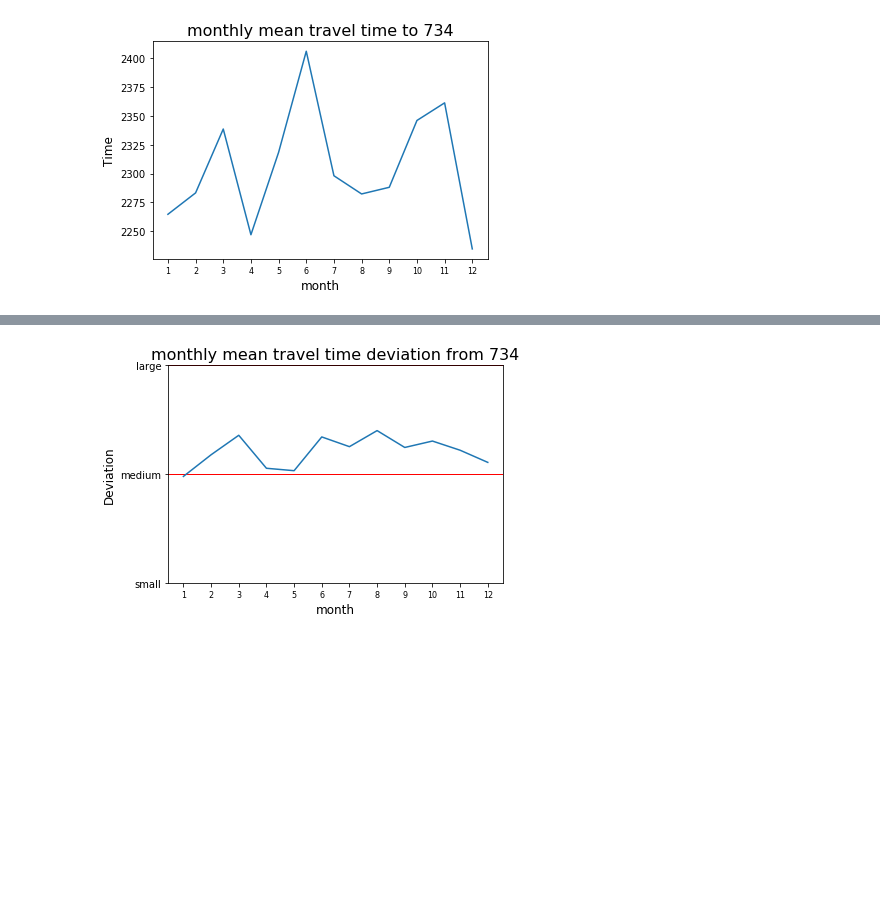
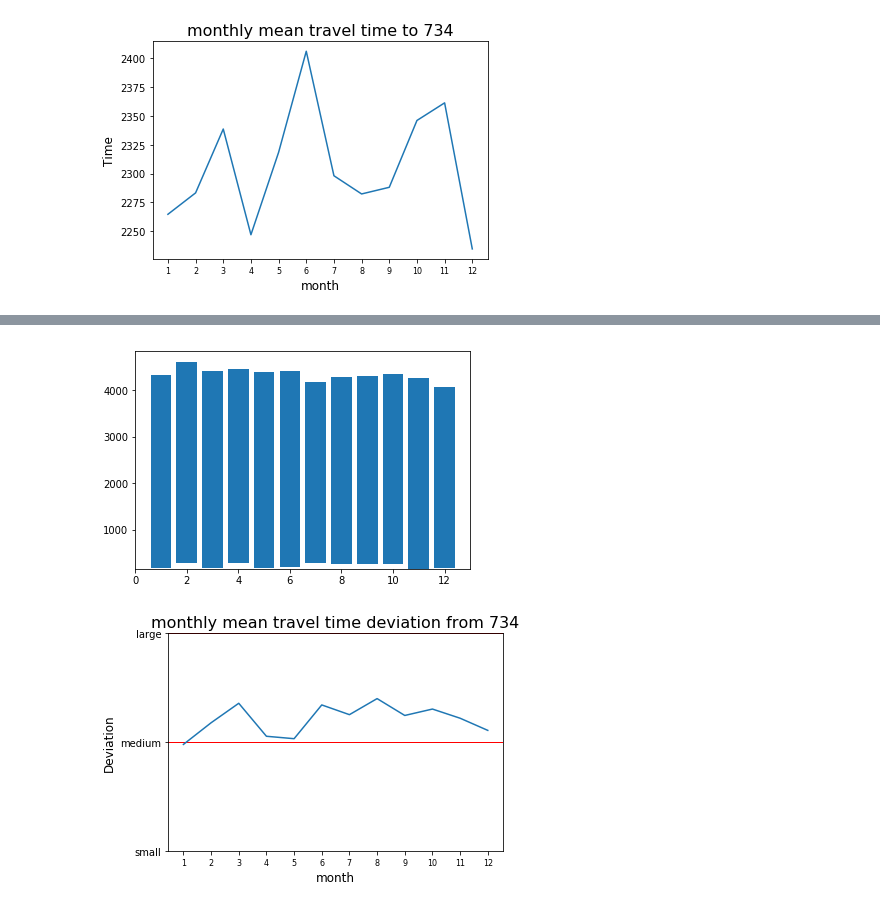
Before and after one commit to bananannn/ECE-143-Group-2, a Jupyter notebook: Project.ipynb, the cells around one changed output, grey strips where cells are left out. Saved outputs shown, nothing was run; the diff lists cells and outputs as text; code cells hidden in the pictures; blank space fills up the shorter version.

```diff
--- a/Project.ipynb
+++ b/Project.ipynb
@@ -230,3 +243,19 @@ plot_time_hist(index,3,1)
+# %%
+# test
+index = 734
+d = data[data.dstid==index]
+
+min = []
+max = []
+for i in range(13):
+    d_t = d[d.month==i]
+    min.append(d_t['mean_travel_time'].min())
+    max.append(d_t['mean_travel_time'].max())
+
+plt.bar(range(13),bottom=min,height=max)
+plt.show()
+# %% [output]
+[figure, added]
 # %%
 index = 734
 plot_time_std(index,0)
```
Also changed, not shown: parts of 5 cells of this notebook.
